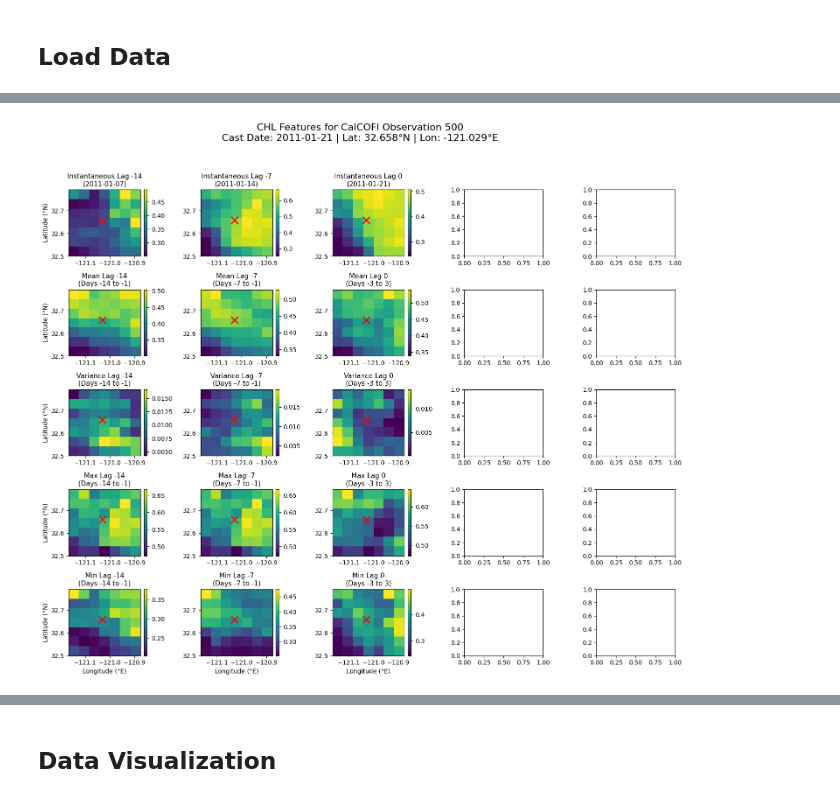
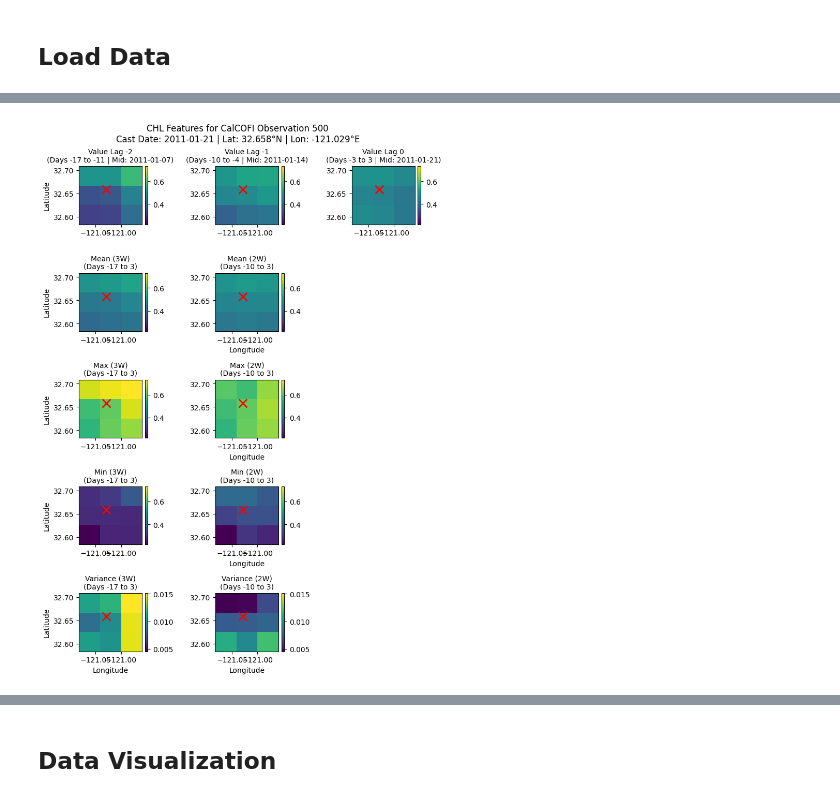
Before and after one commit to decarpenter/primary-productivity, a Jupyter notebook: notebooks/03 Combine NPP and Satellite Data.ipynb, the cells around one changed output, grey strips where cells are left out. Drawn from its saved outputs; the diff is of its cells as text; code cells hidden in the pictures.

Commit message:
Change satellite grid to 3x3 and timescale to weekly. Values 0, -1, and -2 now represent weekly lags and moving average statistics are calcaulted for 2 and 3-week periods

```diff
--- a/notebooks/03 Combine NPP and Satellite Data.ipynb
+++ b/notebooks/03 Combine NPP and Satellite Data.ipynb
@@ -74,7 +74,7 @@ npp['ilon'] = np.abs(ds_lons[:, None] - npp['Longitude'].values).argmin(axis=0)
 
 # Calculate grid size and min_valid_pixels for satellite data
 res_km = 4
-grid_size, min_valid_pixels = calculate_grid_window(res_km)
+grid_size, min_valid_pixels = calculate_grid_window(res_km, target_area_km2=150)
 print(f'grid size: {grid_size}, min valid pixels: {min_valid_pixels}')
 
 # Precompute spatial window slices
@@ -176,68 +326,100 @@ features = extract_satellite_features(i, npp_row, var, da_numpy, time_values, mi
 # %%
 # Visualize features of one variable for one NPP observation
 
-lags = [-14, -7, 0 ] #, 7, 14]
-stats = ['value', 'mean', 'variance', 'max', 'min']
-# vmin = 0
-# vmax = 20
+obs_i = 500  # change to whichever NPP observation you want
+var = 'CHL'
 
-# Time offsets for moving-window statistics relative to day 0 - inclusive intervals
-WINDOWS = {-14: (-14, -1), -7: (-7, -1), 0: (-3, 3),
-           # 7: (1, 7), 14: (1, 14)
-          }
+var_ds = xr.open_dataset(f'{folder_path}/{var}.nc')                           #### changed
 
-# 1. Extract physical lat/lon arrays for this specific local grid bounding box
-# Calculate the physical resolution step size of your grid cells
+# Visualize features for the chosen variable
+value_lags = [-2, -1, 0]
+stat_labels = ['3w', '2w']
+stats = ['value', 'mean', 'max', 'min', 'variance']
+
+# New explicit windows to pass to titles
+VALUE_WINDOWS = {0: (-3, 3), -1: (-10, -4), -2: (-17, -11)}
+STAT_WINDOWS = {'2w': (-10, 3), '3w': (-17, 3)}
+
+# Physical resolution step size calculations
 lon_res = np.abs(ds_lons[1] - ds_lons[0])
 lat_res = np.abs(ds_lats[1] - ds_lats[0])
 
-# Extract the exact coordinate arrays that correspond to the n x n grid
 local_lons = ds_lons[npp_row.lon0 : npp_row.lon1]
 local_lats = ds_lats[npp_row.lat0 : npp_row.lat1]
 
-fig, axes = plt.subplots(nrows=5, ncols=5, figsize=(15,13), sharex=False, sharey=False)
+# --- PRE-CALCULATE CONSISTENT VMIN/VMAX GROUPS ---
+# 1. Gather data arrays for grouping
+value_and_mean_data = [features[f'{var}_value_{l}'] for l in value_lags] + \
+                      [features[f'{var}_mean_{s}'] for s in stat_labels] + \
+                      [features[f'{var}_max_{s}'] for s in stat_labels]  + \
+                      [features[f'{var}_min_{s}'] for s in stat_labels]
+variance_data = [features[f'{var}_variance_{s}'] for s in stat_labels]
+
+# 2. Build a mapping dictionary for row limits
+limits = {
+    'value':    (np.nanmin(value_and_mean_data), np.nanmax(value_and_mean_data)),
+    'mean':     (np.nanmin(value_and_mean_data), np.nanmax(value_and_mean_data)),
+    'max':      (np.nanmin(value_and_mean_data), np.nanmax(value_and_mean_data)),
+    'min':      (np.nanmin(value_and_mean_data), np.nanmax(value_and_mean_data)),
+    'variance': (np.nanmin(variance_data),       np.nanmax(variance_data)),
+}
+
+# Create a 5x3 grid (Rows: stats, Columns: temporal variants)
+fig, axes = plt.subplots(nrows=5, ncols=3, figsize=(8, 11), sharex=False, sharey=False)
 fig.suptitle(
     f"{var} Features for CalCOFI Observation {i}\n"
     f"Cast Date: {npp_row['Date'].strftime('%Y-%m-%d')} | "
     f"Lat: {npp_row['Latitude']:.3f}°N | Lon: {npp_row['Longitude']:.3f}°E",
-    fontsize=16, y=0.98
 )
 
 for r, stat in enumerate(stats):
-    for c, lag in enumerate(lags):
+    # Determine columns loop based on feature type
+    cols_to_loop = value_lags if stat == 'value' else stat_labels
+
+    # Retrieve the pre-calculated limits for this specific stat row
+    row_vmin, row_vmax = limits[stat]
+
+    for c, col_id in enumerate(cols_to_loop):
         ax = axes[r, c]
-        key = f'{var}_{stat}_{lag}'
+
+        # Dynamically build key based on feature row type
+        key = f'{var}_{stat}_{col_id}'
         grid_data = features[key]
 
-        # Show the spatial grid map
-        im = ax.pcolormesh(local_lons, local_lats, grid_data,
-                           shading='auto', cmap='viridis')
+        # Show the spatial grid map with fixed limits
+        im = ax.pcolormesh(local_lons, local_lats, grid_data, shading='auto', cmap='viridis', vmin=row_vmin, vmax=row_vmax)
 
-        # Handle dynamic titles containing the actual chosen fallback dates
+        # Generate clean dynamic titles based on new time steps
         if stat == 'value':
-            chosen_date = features[f'date_{lag}']
+            chosen_date = features[f'date_{col_id}']
+            win_start, win_end = VALUE_WINDOWS[col_id]
             if pd.isnull(chosen_date):
-                title = f'Instantaneous Lag {lag}\n(No Valid Data)'
+                title = f'Value Lag {col_id}\n(Days {win_start} to {win_end} | No Data)'
             else:
                 date_str = pd.Timestamp(chosen_date).strftime("%Y-%m-%d")
-                title = f'Instantaneous Lag {lag}\n({date_str})'
+                title = f'Value Lag {col_id}\n(Days {win_start} to {win_end} | Mid: {date_str})'
         else:
-            # For moving windows, display the explicit inclusive day range
-            win_start, win_end = WINDOWS[lag]
-            title = f'{stat.capitalize()} Lag {lag}\n(Days {win_start} to {win_end})'
+            win_start, win_end = STAT_WINDOWS[col_id]
+            title = f'{stat.capitalize()} ({col_id.upper()})\n(Days {win_start} to {win_end})'
 
-        ax.set_title(title, fontsize=11)
+        ax.set_title(title, fontsize=10)
 
-        # 4. Plot the exact CalCOFI drop location over the map grid
+        # Plot the exact CalCOFI drop location over the map grid
         ax.plot(npp_row['Longitude'], npp_row['Latitude'], 'rx', markersize=12, markeredgewidth=2)
 
-        # Add labels on outer edges for a clean plot matrix
-        if r == 4: ax.set_xlabel('Longitude (°E)')
-        if c == 0: ax.set_ylabel('Latitude (°N)')
+        # Clean labels configuration
+        if r == 4 or (stat != 'value' and c == 1):
+            ax.set_xlabel('Longitude')
+        if c == 0:
+            ax.set_ylabel('Latitude')
 
         fig.colorbar(im, ax=ax, orientation='vertical', fraction=0.046, pad=0.04)
 
-plt.tight_layout(rect=[0, 0, 1, 0.95])
+    # Clean up empty subplots: stats rows only use 2 columns instead of 3
+    if stat != 'value':
+        axes[r, 2].axis('off')
+
+plt.tight_layout()
 plt.show()
 # %% [output]
-[figure, old version]
+[figure, new version]
```
Also changed, not shown: parts of 15 cells of this notebook.
